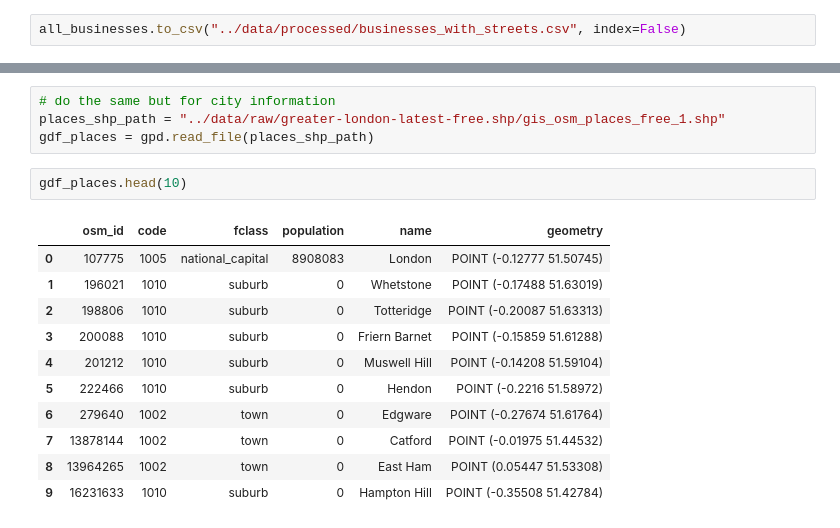
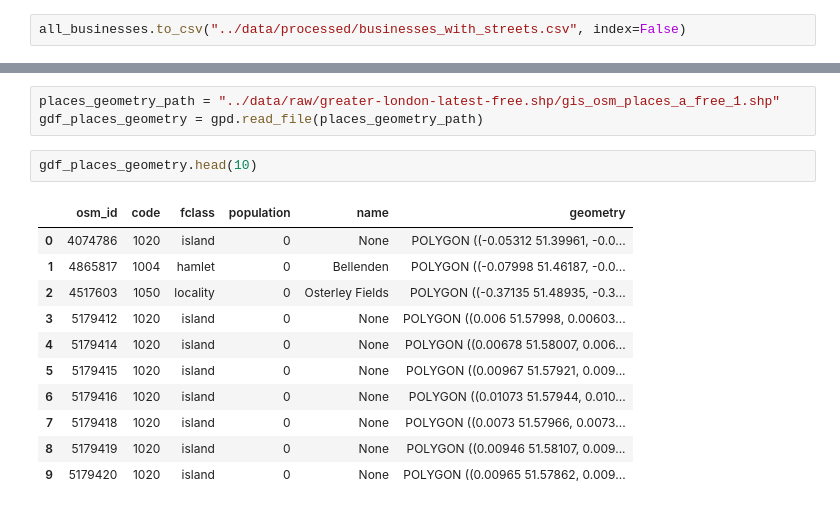
Before and after one commit to MoshaLangerak/knowledge-engineering, a Jupyter notebook: notebooks/osm-exploration-preprocessing.ipynb, the cells around one changed output, grey strips where cells are left out. Saved outputs shown, nothing was run; the diff lists cells and outputs as text.

```diff
--- a/notebooks/osm-exploration.ipynb
+++ b/notebooks/osm-exploration-preprocessing.ipynb
@@ -134,18 +151,17 @@ all_businesses.to_csv("../data/processed/businesses_with_streets.csv", index=Fal
 # %%
-# do the same but for city information
-places_shp_path = "../data/raw/greater-london-latest-free.shp/gis_osm_places_free_1.shp"
-gdf_places = gpd.read_file(places_shp_path)
+places_geometry_path = "../data/raw/greater-london-latest-free.shp/gis_osm_places_a_free_1.shp"
+gdf_places_geometry = gpd.read_file(places_geometry_path)
 # %%
-gdf_places.head(10)
+gdf_places_geometry.head(10)
 # %% [output]
 |  | osm_id | code | fclass | population | name | geometry |
-| 0 | 107775 | 1005 | national_capital | 8908083 | London | POINT (-0.12777 51.50745) |
-| 1 | 196021 | 1010 | suburb | 0 | Whetstone | POINT (-0.17488 51.63019) |
-| 2 | 198806 | 1010 | suburb | 0 | Totteridge | POINT (-0.20087 51.63313) |
-| 3 | 200088 | 1010 | suburb | 0 | Friern Barnet | POINT (-0.15859 51.61288) |
-| 4 | 201212 | 1010 | suburb | 0 | Muswell Hill | POINT (-0.14208 51.59104) |
-| 5 | 222466 | 1010 | suburb | 0 | Hendon | POINT (-0.2216 51.58972) |
-| 6 | 279640 | 1002 | town | 0 | Edgware | POINT (-0.27674 51.61764) |
-| 7 | 13878144 | 1002 | town | 0 | Catford | POINT (-0.01975 51.44532) |
-| 8 | 13964265 | 1002 | town | 0 | East Ham | POINT (0.05447 51.53308) |
-| 9 | 16231633 | 1010 | suburb | 0 | Hampton Hill | POINT (-0.35508 51.42784) |
+| 0 | 4074786 | 1020 | island | 0 | None | POLYGON ((-0.05312 51.39961, -0.0... |
+| 1 | 4865817 | 1004 | hamlet | 0 | Bellenden | POLYGON ((-0.07998 51.46187, -0.0... |
+| 2 | 4517603 | 1050 | locality | 0 | Osterley Fields | POLYGON ((-0.37135 51.48935, -0.3... |
+| 3 | 5179412 | 1020 | island | 0 | None | POLYGON ((0.006 51.57998, 0.00603... |
+| 4 | 5179414 | 1020 | island | 0 | None | POLYGON ((0.00678 51.58007, 0.006... |
+| 5 | 5179415 | 1020 | island | 0 | None | POLYGON ((0.00967 51.57921, 0.009... |
+| 6 | 5179416 | 1020 | island | 0 | None | POLYGON ((0.01073 51.57944, 0.010... |
+| 7 | 5179418 | 1020 | island | 0 | None | POLYGON ((0.0073 51.57966, 0.0073... |
+| 8 | 5179419 | 1020 | island | 0 | None | POLYGON ((0.00946 51.58107, 0.009... |
+| 9 | 5179420 | 1020 | island | 0 | None | POLYGON ((0.00965 51.57862, 0.009... |
```
Also changed, not shown: parts of 7 cells of this notebook.
